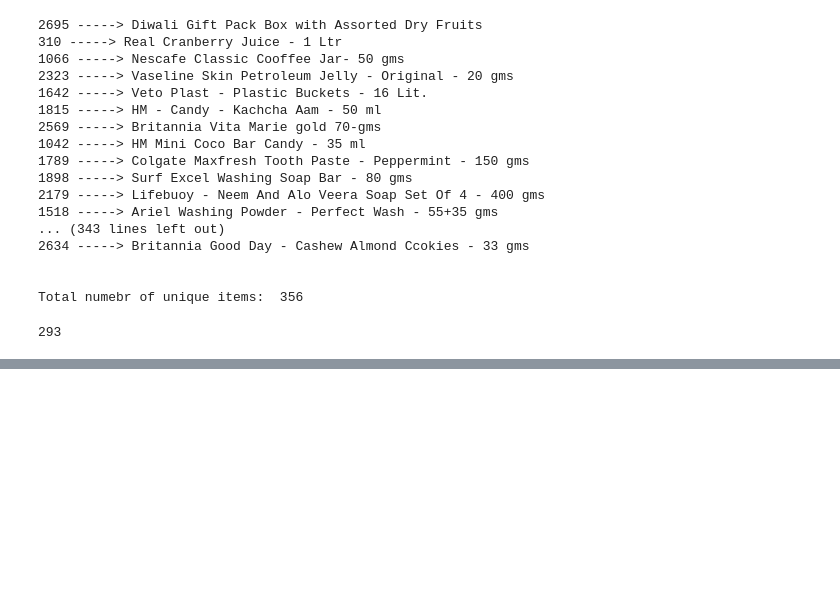
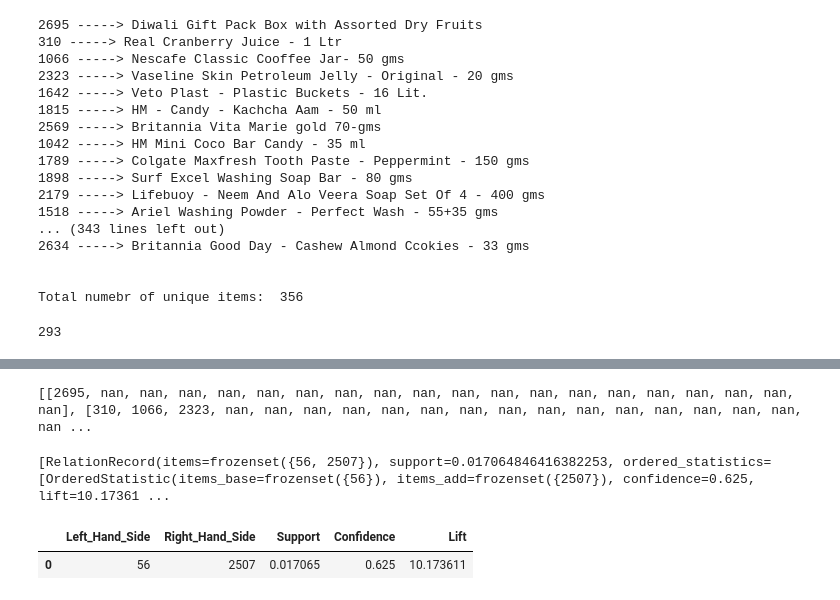
Before and after one commit to rahul-madaan/Market-Analysis-Apriori, a Jupyter notebook: data_preprocess.ipynb, the cells around one changed output, grey strips where cells are left out. Saved outputs shown, nothing was run; the diff lists cells and outputs as text; code cells hidden in the pictures; blank space fills up the shorter version.

```diff
--- a/data_preprocess.ipynb
+++ b/data_preprocess.ipynb
@@ -130,0 +257,31 @@ matrix
+# %%
+input_for_internet_code = []
+for i in bill_id_items.values():
+    new = list(pad(i,max_list_size,np.nan))
+    input_for_internet_code.append(new)
+# %%
+print(input_for_internet_code)
+# %% [output]
+[[2695, nan, nan, nan, nan, nan, nan, nan, nan, nan, nan, nan, nan, nan, nan, nan, nan, nan, nan, nan], [310, 1066, 2323, nan, nan, nan, nan, nan, nan, nan, nan, nan, nan, nan, nan, nan, nan, nan, nan ...
+# %%
+rule = apriori(transactions = input_for_internet_code, min_support = 0.015, min_confidence = 0.03, min_lift = 1.1, min_length = 2, max_length = 2)
+# %%
+output = list(rule) # returns a non-tabular output
+# putting output into a pandas dataframe
+output
+# %% [output]
+[RelationRecord(items=frozenset({56, 2507}), support=0.017064846416382253, ordered_statistics=[OrderedStatistic(items_base=frozenset({56}), items_add=frozenset({2507}), confidence=0.625, lift=10.17361 ...
+# %%
+def inspect(output):
+    lhs         = [tuple(result[2][0][0])[0] for result in output]
+    rhs         = [tuple(result[2][0][1])[0] for result in output]
+    support    = [result[1] for result in output]
+    confidence = [result[2][0][2] for result in output]
+    lift       = [result[2][0][3] for result in output]
+    return list(zip(lhs, rhs, support, confidence, lift))
+output_DataFrame = pd.DataFrame(inspect(output), columns = ['Left_Hand_Side', 'Right_Hand_Side', 'Support', 'Confidence', 'Lift'])
+# %%
+output_DataFrame
+# %% [output]
+|  | Left_Hand_Side | Right_Hand_Side | Support | Confidence | Lift |
+| 0 | 56 | 2507 | 0.017065 | 0.625 | 10.173611 |
```
Also changed, not shown: parts of 19 cells of this notebook, 4 other files.
